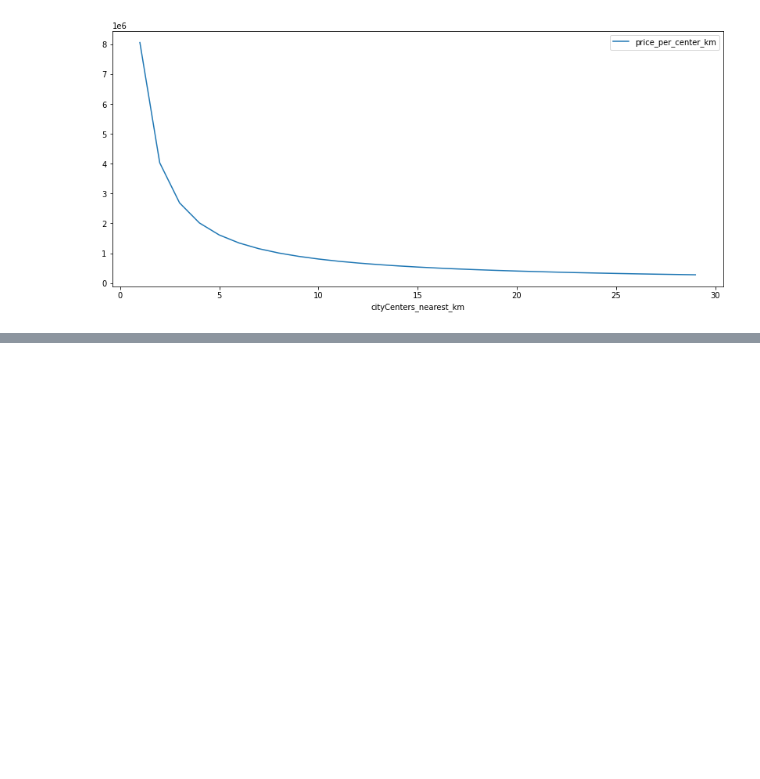
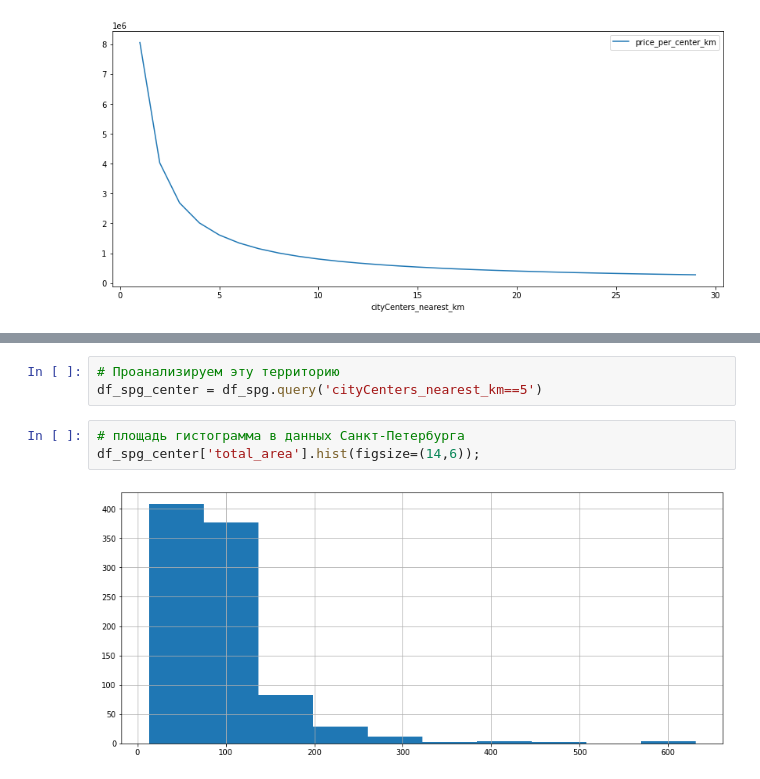
Before and after one commit to yerkebulanali/Yandex-Data-Science-Projects, a Jupyter notebook: Yandex Practicum Project 3.ipynb, the cells around one changed output, grey strips where cells are left out. Cells and saved outputs as stored; diff of their text form; blank space fills up the shorter version.

```diff
--- a/Yandex Practicum Project 3.ipynb
+++ b/Yandex Practicum Project 3.ipynb
@@ -500,0 +519,8 @@ df_spg.pivot_table(values='price_per_center_km', index='cityCenters_nearest_km',
+# %%
+# Проанализируем эту территорию
+df_spg_center = df_spg.query('cityCenters_nearest_km==5')
+# %%
+# площадь гистограмма в данных Санкт-Петербурга
+df_spg_center['total_area'].hist(figsize=(14,6));
+# %% [output]
+[figure, added]
```
Also changed, not shown: parts of 30 cells of this notebook.
